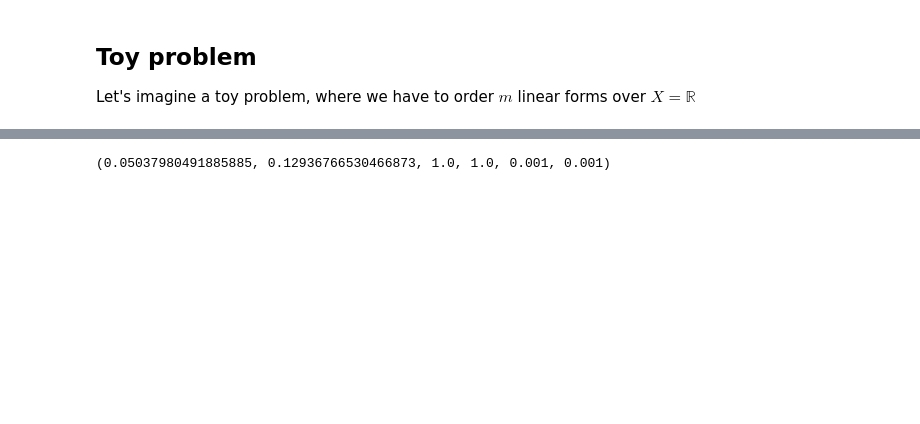
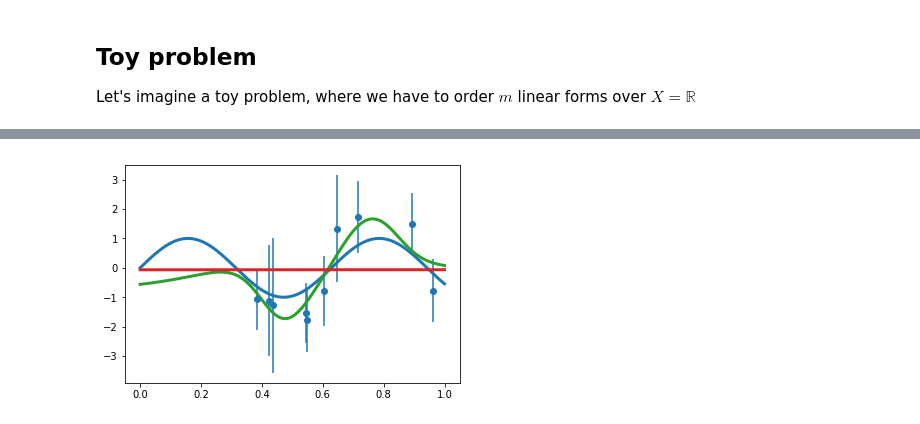
Before and after one commit to VivienCabannes/partial_labelling, a Jupyter notebook: notebooks/interval_regression.ipynb, the cells around one changed output, grey strips where cells are left out. Saved outputs shown, nothing was run; the diff lists cells and outputs as text; code cells hidden in the pictures; blank space fills up the shorter version.

```diff
--- a/notebooks/interval_regression.ipynb
+++ b/notebooks/interval_regression.ipynb
@@ -62,36 +51,37 @@ kernel = KernelComputer('Laplacian', sigma=1)
 kernel_reg = KernelRegressor(kernel)
 kernel_reg.set_support(x_train)
 
-sigmas = [1e0, 5e-1, 1e-1, 5e-2, 1e-2]
-lambdas = [1e3, 1e0, 1e-3]
-
-best_err_ac, best_err_il = np.inf, np.inf
-best_s_ac, best_s_il = None, None
-best_l_ac, best_l_il = None, None
+best_err_df, best_err_il = np.inf, np.inf
+best_s_df, best_s_il = None, None
+best_l_df, best_l_il = None, None
 
 for sigma in sigmas:
     kernel_reg.update_sigma(sigma)
     for lambd in lambdas:
         kernel_reg.update_lambda(lambd)
+
+        alpha = kernel_reg(x_train)
+        y_dis = DF.disambiguation(alpha, S_train, 10e-6, 10e6, projection_df_ir)
+
         alpha = kernel_reg(x_test)
+        alpha /= alpha.sum(axis=1)[:, np.newaxis]
 
-        loss_grid = alpha @ AC_loss
-        y_ac = y_grid[np.argmin(loss_grid, axis=1)]
+        y_df = alpha @ y_dis
+        y_il = IL.disambiguation(alpha, S_train, 10e-6, 10e3, projection_il_ir)
 
-        loss_grid = alpha @ IL_loss
-        y_il = y_grid[np.argmin(loss_grid, axis=1)]
-
-        err_ac = np.diag(l2_loss(y_ac, y_test)).mean()
+        err_df = np.diag(l2_loss(y_df, y_test)).mean()
         err_il = np.diag(l2_loss(y_il, y_test)).mean()
 
-        if err_ac < best_err_ac:
-            best_err_ac = err_ac
-            best_s_ac = sigma
-            best_l_ac = lambd
-            best_y_ac = y_ac
+        if err_df < best_err_df:
+            best_err_df = err_df
+            best_dis = y_dis
+            best_s_df = sigma
+            best_l_df = lambd
+            best_y_df = y_df
 
         if err_il < best_err_il:
             best_err_il = err_il
             best_s_il = sigma
             best_l_il = lambd
             best_y_il = y_il
+        print('here')
@@ -98,4 +111,8 @@ for sigma in sigmas:
-# %%
-best_err_il, best_err_ac, best_s_il, best_s_ac, best_l_il, best_l_ac
-# %% [output]
-(0.05037980491885885, 0.12936766530466873, 1.0, 1.0, 0.001, 0.001)
+# %%
+fig, ax = plt.subplots()
+a = ax.errorbar(x_train.squeeze(), c_train.squeeze(), yerr=r_train, fmt='o', color="C0")
+b, = ax.plot(x_test.squeeze(), y_test.squeeze(), linestyle="-", linewidth=3, color="C0")
+c, = ax.plot(x_test.squeeze(), best_y_df.squeeze(), linestyle="-", linewidth=3, color="C2")
+d, = ax.plot(x_test.squeeze(), best_y_il.squeeze(), linestyle="-", linewidth=3, color="C3")
+# %% [output]
+[figure, added]
```
Also changed, not shown: parts of 12 cells of this notebook, 11 other files.
